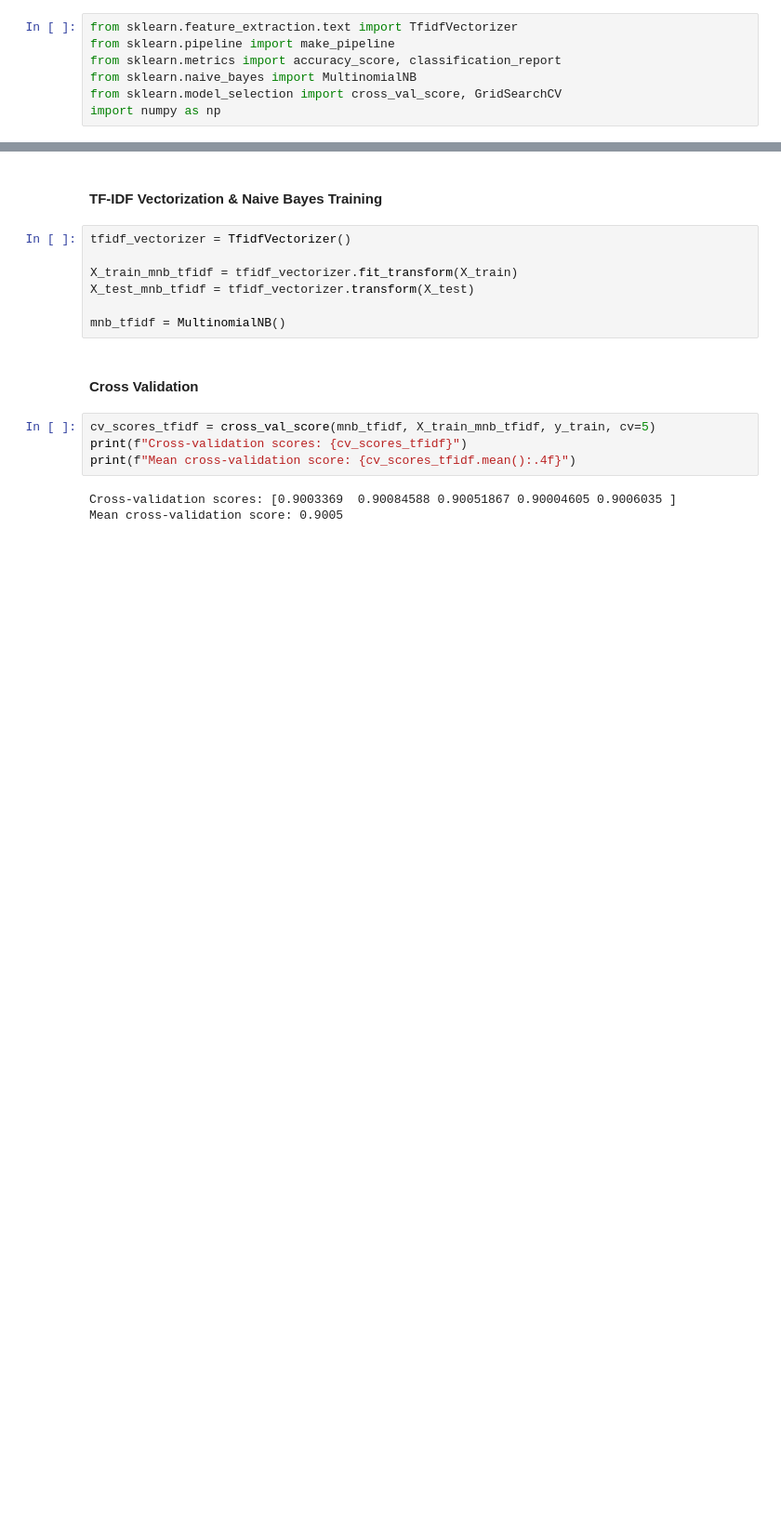
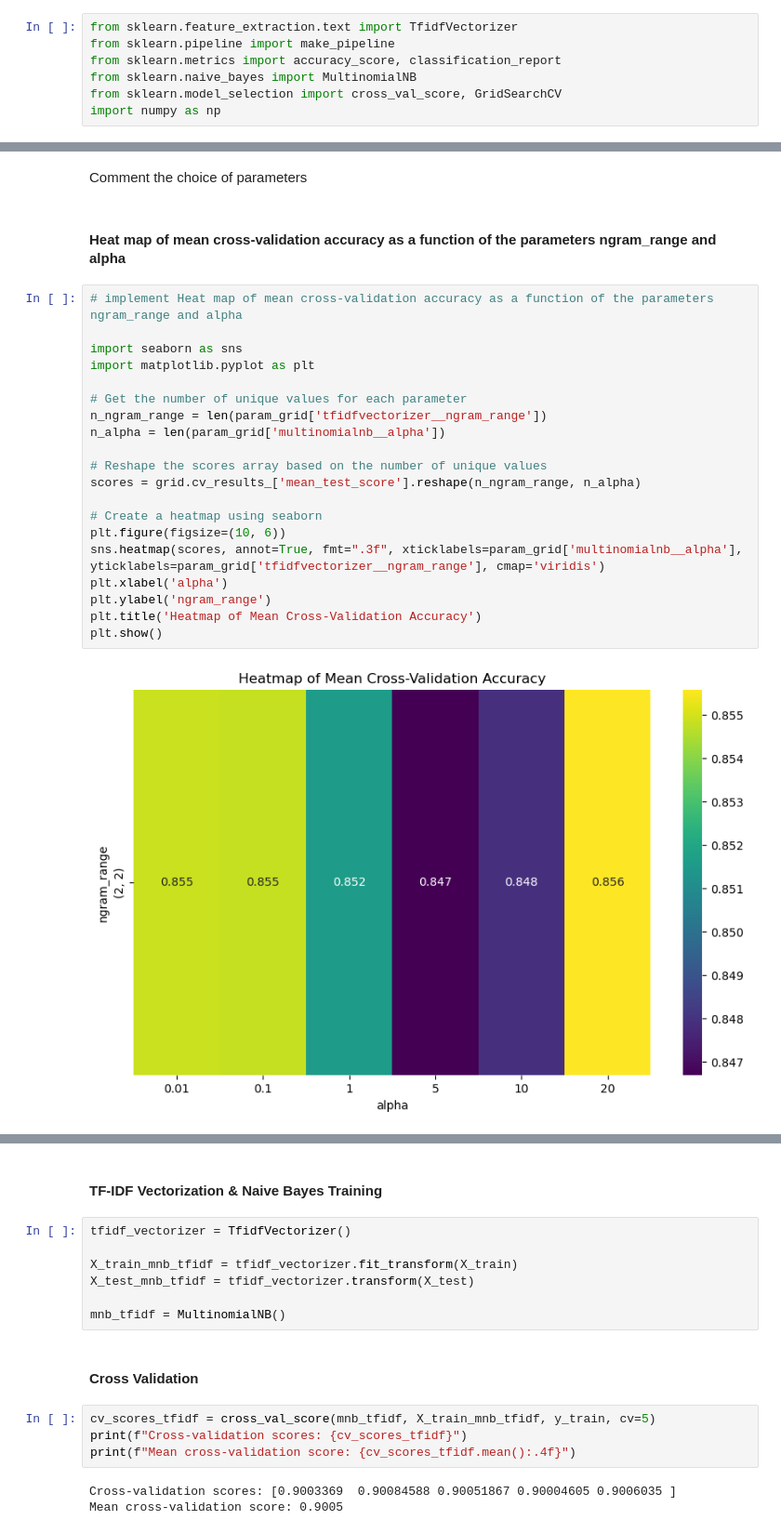
Before and after one commit to ranuru/machine-learning-exam, a Jupyter notebook: task1/notebook.ipynb, the cells around one changed output, grey strips where cells are left out. Shown at 93% size. Saved outputs shown, nothing was run; the diff lists cells and outputs as text; blank space fills up the shorter version.

```diff
--- a/task1/notebook.ipynb
+++ b/task1/notebook.ipynb
@@ -254,0 +253,26 @@ print(grid.score(X_test, y_test))
+# %% [markdown]
+Comment the choice of parameters
+# %% [markdown]
+#### Heat map of mean cross-validation accuracy as a function of the parameters ngram_range and alpha
+# %%
+# implement Heat map of mean cross-validation accuracy as a function of the parameters ngram_range and alpha
+
+import seaborn as sns
+import matplotlib.pyplot as plt
+
+# Get the number of unique values for each parameter
+n_ngram_range = len(param_grid['tfidfvectorizer__ngram_range'])
+n_alpha = len(param_grid['multinomialnb__alpha'])
+
+# Reshape the scores array based on the number of unique values
+scores = grid.cv_results_['mean_test_score'].reshape(n_ngram_range, n_alpha)
+
+# Create a heatmap using seaborn
+plt.figure(figsize=(10, 6))
+sns.heatmap(scores, annot=True, fmt=".3f", xticklabels=param_grid['multinomialnb__alpha'], yticklabels=param_grid['tfidfvectorizer__ngram_range'], cmap='viridis')
+plt.xlabel('alpha')
+plt.ylabel('ngram_range')
+plt.title('Heatmap of Mean Cross-Validation Accuracy')
+plt.show()
+# %% [output]
+[figure, added]
```
Also changed, not shown: parts of 12 cells of this notebook.
